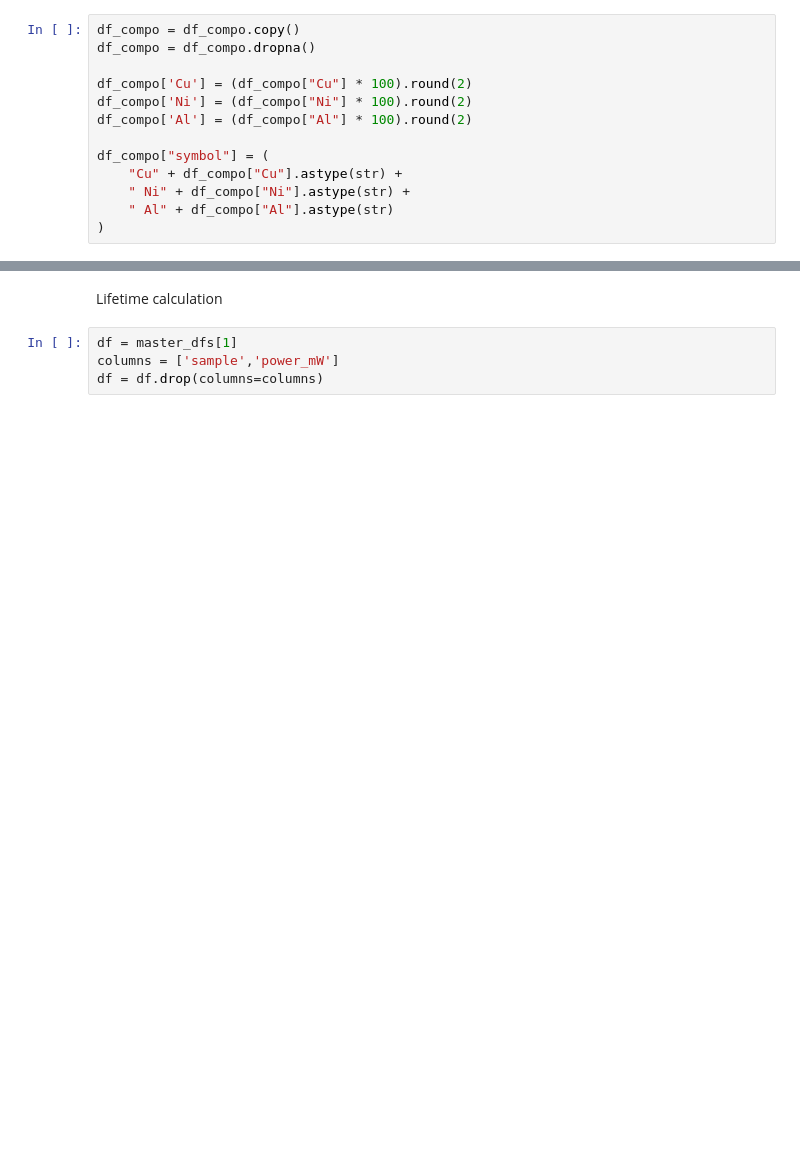
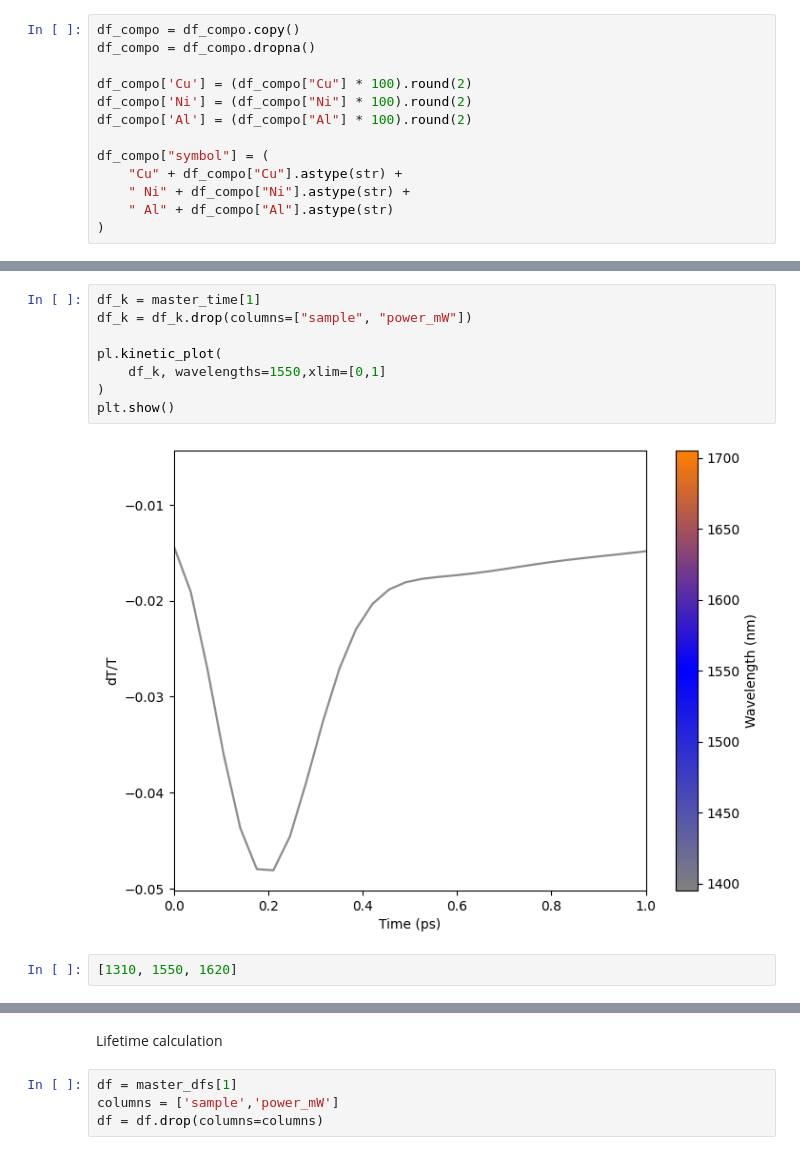
Before and after one commit to linarojas0824/Hybrid-Experimental-Data-Driven-Workflow, a Jupyter notebook: scripts/Notebooks/Pump_Probe_Results.ipynb, the cells around one changed output, grey strips where cells are left out. Cells and saved outputs as stored; diff of their text form; blank space fills up the shorter version.

```diff
--- a/scripts/Notebooks/Pump_Probe_Results.ipynb
+++ b/scripts/Notebooks/Pump_Probe_Results.ipynb
@@ -216,0 +70,12 @@ y = df[col_range]
+# %%
+df_k = master_time[1]
+df_k = df_k.drop(columns=["sample", "power_mW"])
+
+pl.kinetic_plot(
+    df_k, wavelengths=1550,xlim=[0,1]
+)
+plt.show()
+# %% [output]
+[figure, added]
+# %%
+[1310, 1550, 1620]
```
Also changed, not shown: parts of 30 cells of this notebook, 12 other files.
